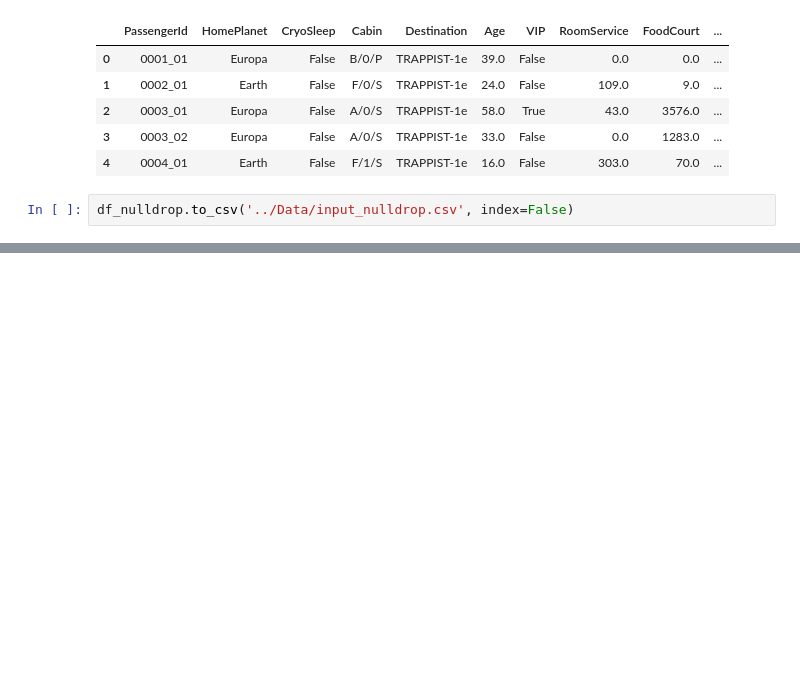
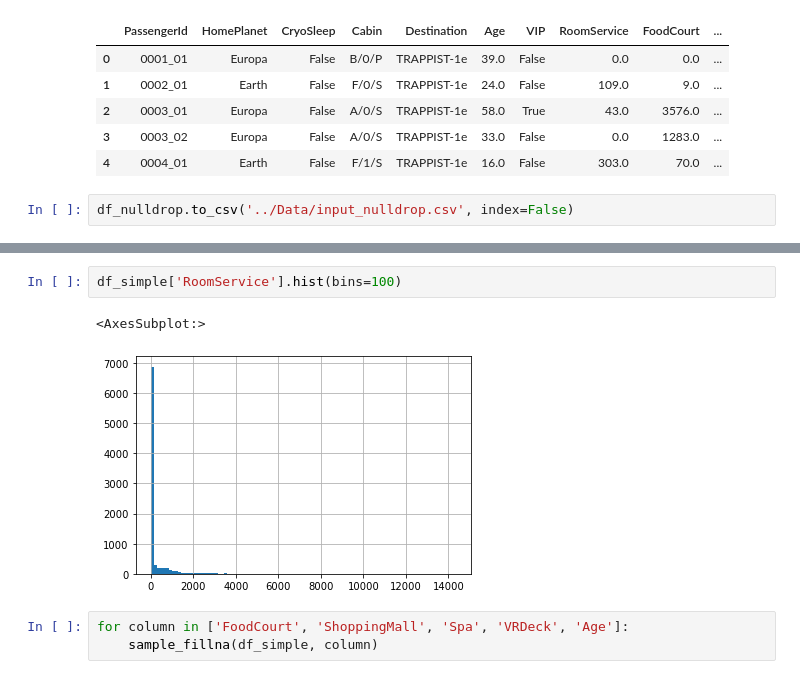
Before and after one commit to PaperArmada/Spaceship-Titanic, a Jupyter notebook: Code/00 - Data Ingest.ipynb, the cells around one changed output, grey strips where cells are left out. Drawn from its saved outputs; the diff is of its cells as text; blank space fills up the shorter version.

```diff
--- a/Code/00 - Data Ingest.ipynb
+++ b/Code/00 - Data Ingest.ipynb
@@ -404,0 +566,8 @@ df_nulldrop.to_csv('../Data/input_nulldrop.csv', index=False)
+# %%
+df_simple['RoomService'].hist(bins=100)
+# %% [output]
+<AxesSubplot:>
+[figure, added]
+# %%
+for column in ['FoodCourt', 'ShoppingMall', 'Spa', 'VRDeck', 'Age']:
+    sample_fillna(df_simple, column)
```
Also changed, not shown: parts of 45 cells of this notebook, 1 other file.
